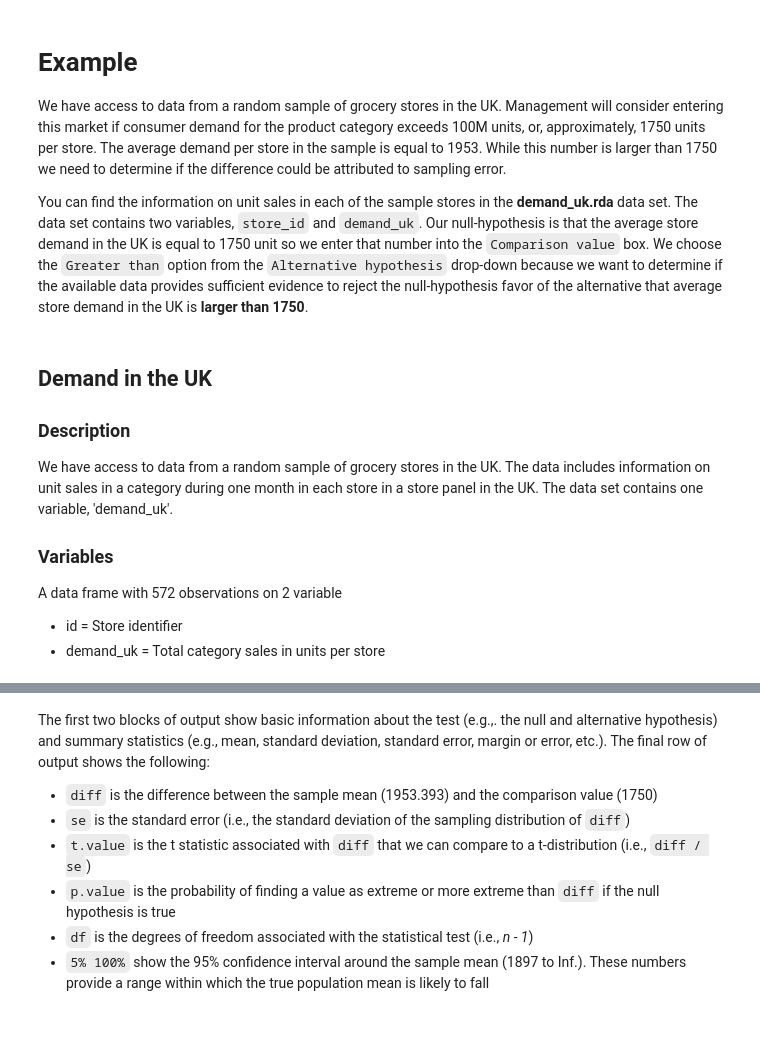
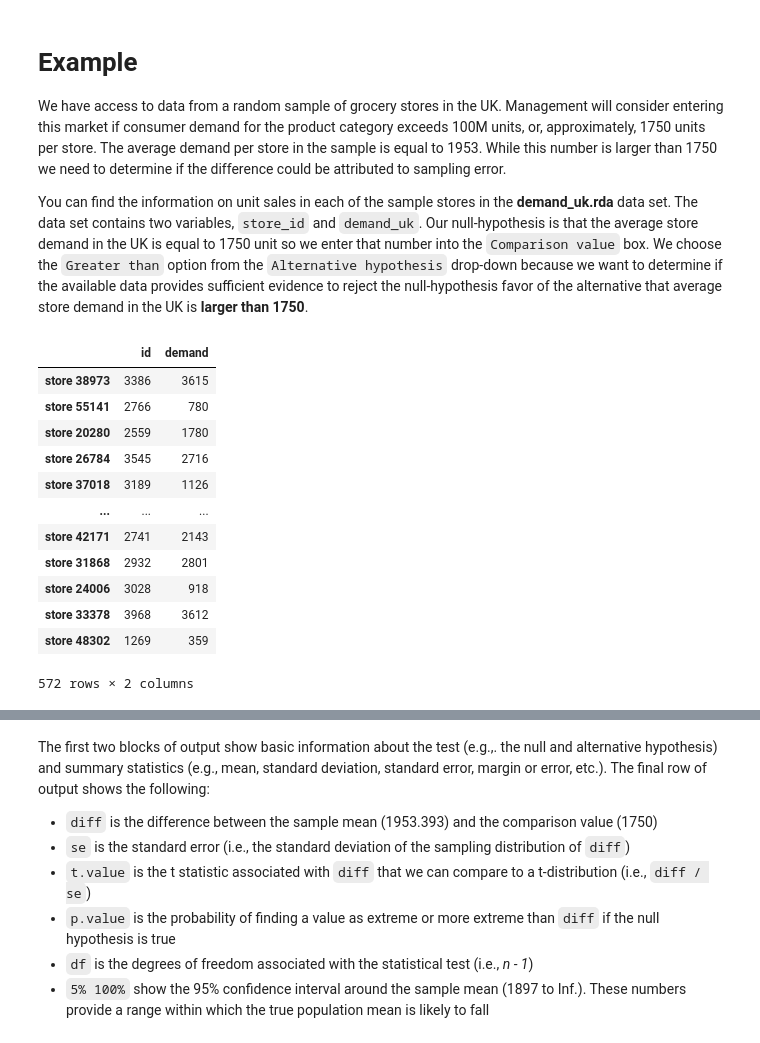
Before and after one commit to vnijs/pyrsm, a Jupyter notebook: examples/basics-single-mean.ipynb, the cells around one changed output, grey strips where cells are left out. Cells and saved outputs as stored; diff of their text form; code cells hidden in the pictures.

```diff
--- a/examples/basics-single-mean.ipynb
+++ b/examples/basics-single-mean.ipynb
@@ -28,20 +25,19 @@ We have access to data from a random sample of grocery stores in the UK. Managem
 You can find the information on unit sales in each of the sample stores in the **demand_uk.rda** data set. The data set contains two variables, `store_id` and `demand_uk`. Our null-hypothesis is that the average store demand in the UK is equal to 1750 unit so we enter that number into the `Comparison value` box. We choose the `Greater than` option from the `Alternative hypothesis` drop-down because we want to determine if the available data provides sufficient evidence to reject the null-hypothesis favor of the alternative that average store demand in the UK is **larger than 1750**.
 # %%
 # load the data
-rsm.load_data(pkg="basics", name="demand_uk", dct=globals())
+demand_uk, demand_uk_description = rsm.load_data(pkg="basics", name="demand_uk")
+demand_uk
+# %% [output]
+|  | id | demand |
+| store 38973 | 3386 | 3615 |
+| store 55141 | 2766 | 780 |
+| store 20280 | 2559 | 1780 |
+| store 26784 | 3545 | 2716 |
+| store 37018 | 3189 | 1126 |
+| ... | ... | ... |
+| store 42171 | 2741 | 2143 |
+| store 31868 | 2932 | 2801 |
+| store 24006 | 3028 | 918 |
+| store 33378 | 3968 | 3612 |
+| store 48302 | 1269 | 359 |
+572 rows × 2 columns
-# %%
-# describe the data
-rsm.describe(demand_uk)
-# %% [output]
-## Demand in the UK
-
-### Description
-
-We have access to data from a random sample of grocery stores in the UK. The data includes information on unit sales in a category during one month in each store in a store panel in the UK. The data set contains one variable, 'demand_uk'.
-
-### Variables
-
-A data frame with 572 observations on 2 variable
-
-* id = Store identifier
-* demand_uk = Total category sales in units per store
```
Also changed, not shown: parts of 13 cells of this notebook, 13 other files.
